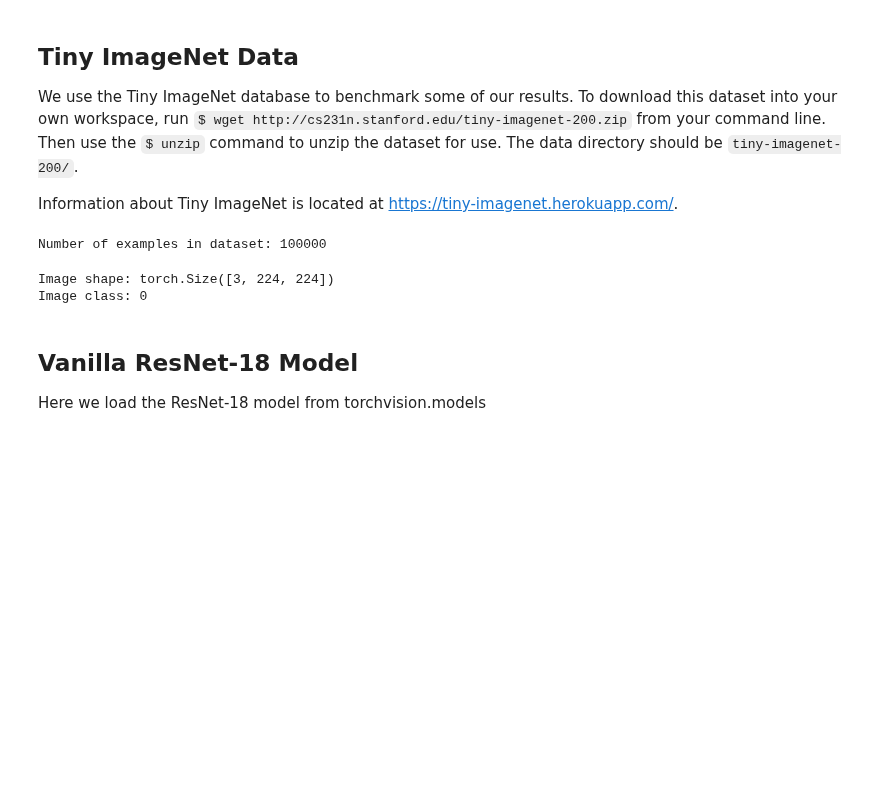
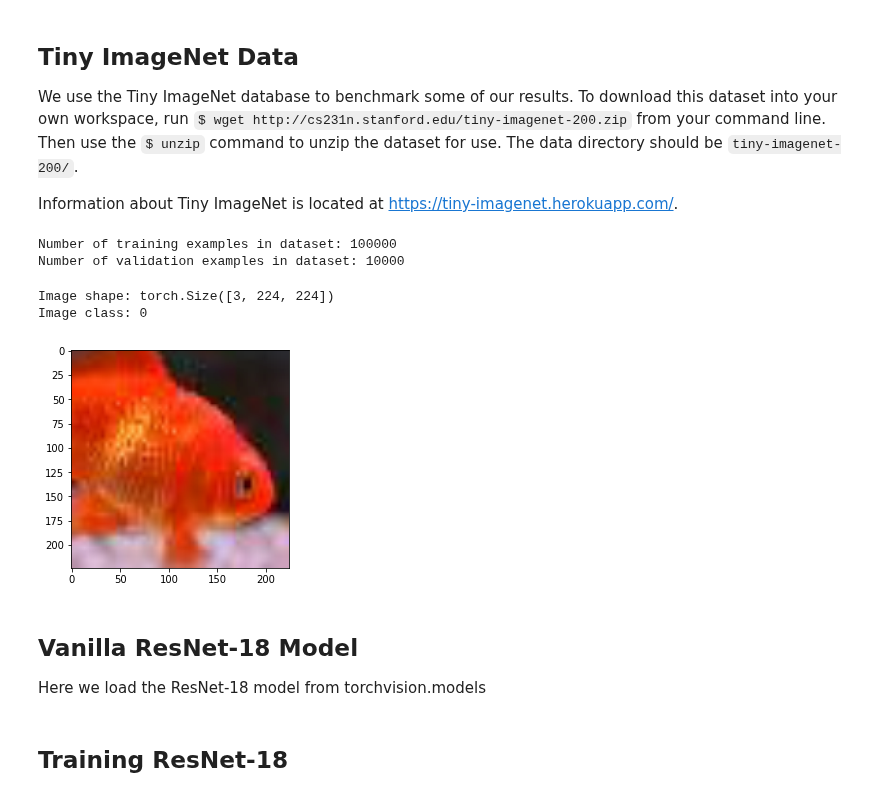
Before and after one commit to Etang21/octconv-pytorch, a Jupyter notebook: ResNet-18 Experiments.ipynb, the cells around one changed output. Cells and saved outputs as stored; diff of their text form; code cells hidden in the pictures; blank space fills up the shorter version.

Commit message:
Load validation data properly

```diff
--- a/ResNet-18 Experiments.ipynb
+++ b/ResNet-18 Experiments.ipynb
@@ -39,33 +39,69 @@ TRAIN_DATA_PATH = os.path.join(DATA_PATH, 'train')
+# %%
+data_dir = 'tiny-imagenet-200/'
 # %%
-# Taken from Torchvision tutorials
-# https://pytorch.org/tutorials/beginner/data_loading_tutorial.html
+# Taken from https://pytorch.org/tutorials/beginner/transfer_learning_tutorial.html
 
-data_transform = transforms.Compose([
-        transforms.RandomSizedCrop(224),
+# Data augmentation and normalization for training
+# Just normalization for validation
+data_transforms = {
+    'train': transforms.Compose([
+        transforms.RandomResizedCrop(224),
         transforms.RandomHorizontalFlip(),
         transforms.ToTensor(),
-        transforms.Normalize(mean=[0.485, 0.456, 0.406],
-                             std=[0.229, 0.224, 0.225]) # Standardize inputs for ResNet
-    ])
-tiny_dataset = datasets.ImageFolder(root=TRAIN_DATA_PATH,
-                                           transform=data_transform)
-dataset_loader = torch.utils.data.DataLoader(tiny_dataset,
-                                             batch_size=4, shuffle=True,
-                                             num_workers=4)
+        transforms.Normalize([0.485, 0.456, 0.406], [0.229, 0.224, 0.225])
+    ]),
+    'val': transforms.Compose([
+        transforms.Resize(256),
+        transforms.CenterCrop(224),
+        transforms.ToTensor(),
+        transforms.Normalize([0.485, 0.456, 0.406], [0.229, 0.224, 0.225])
+    ]),
+}
 
-print("Number of examples in dataset: {}".format(len(tiny_dataset)))
+image_datasets = {x: datasets.ImageFolder(os.path.join(data_dir, x),
+                                          data_transforms[x])
+                  for x in ['train', 'val']}
+dataloaders = {x: torch.utils.data.DataLoader(image_datasets[x], batch_size=4,
+                                             shuffle=True, num_workers=4)
+              for x in ['train', 'val']}
+dataset_sizes = {x: len(image_datasets[x]) for x in ['train', 'val']}
+class_names = image_datasets['train'].classes
+
+print("Number of training examples in dataset: {}".format(len(image_datasets['train'])))
+print("Number of validation examples in dataset: {}".format(len(image_datasets['val'])))
 # %% [output]
-Number of examples in dataset: 100000
+Number of training examples in dataset: 100000
+Number of validation examples in dataset: 10000
+# %%
+def imshow(inp, title=None):
+    """
+    Imshow for Tensor.
+
+    Code from: https://pytorch.org/tutorials/beginner/transfer_learning_tutorial.html
+    """
+    inp = inp.numpy().transpose((1, 2, 0))
+    mean = np.array([0.485, 0.456, 0.406])
+    std = np.array([0.229, 0.224, 0.225])
+    inp = std * inp + mean
+    inp = np.clip(inp, 0, 1)
+    plt.imshow(inp)
+    if title is not None:
+        plt.title(title)
+    plt.pause(0.001)  # pause a bit so that plots are updated
 # %%
-sample = tiny_dataset[0]
+sample = image_datasets['train'][100]
 print("Image shape: {}".format(sample[0].shape))
 print("Image class: {}".format(sample[1]))
+imshow(sample[0])
 # %% [output]
 Image shape: torch.Size([3, 224, 224])
 Image class: 0
+[figure, added]
 # %% [markdown]
 ## Vanilla ResNet-18 Model
 
 Here we load the ResNet-18 model from torchvision.models
 # %%
 resnet18 = torchvision.models.resnet18(pretrained=False)
+# %% [markdown]
+## Training ResNet-18
```
Also changed, not shown: parts of 2 cells of this notebook.
